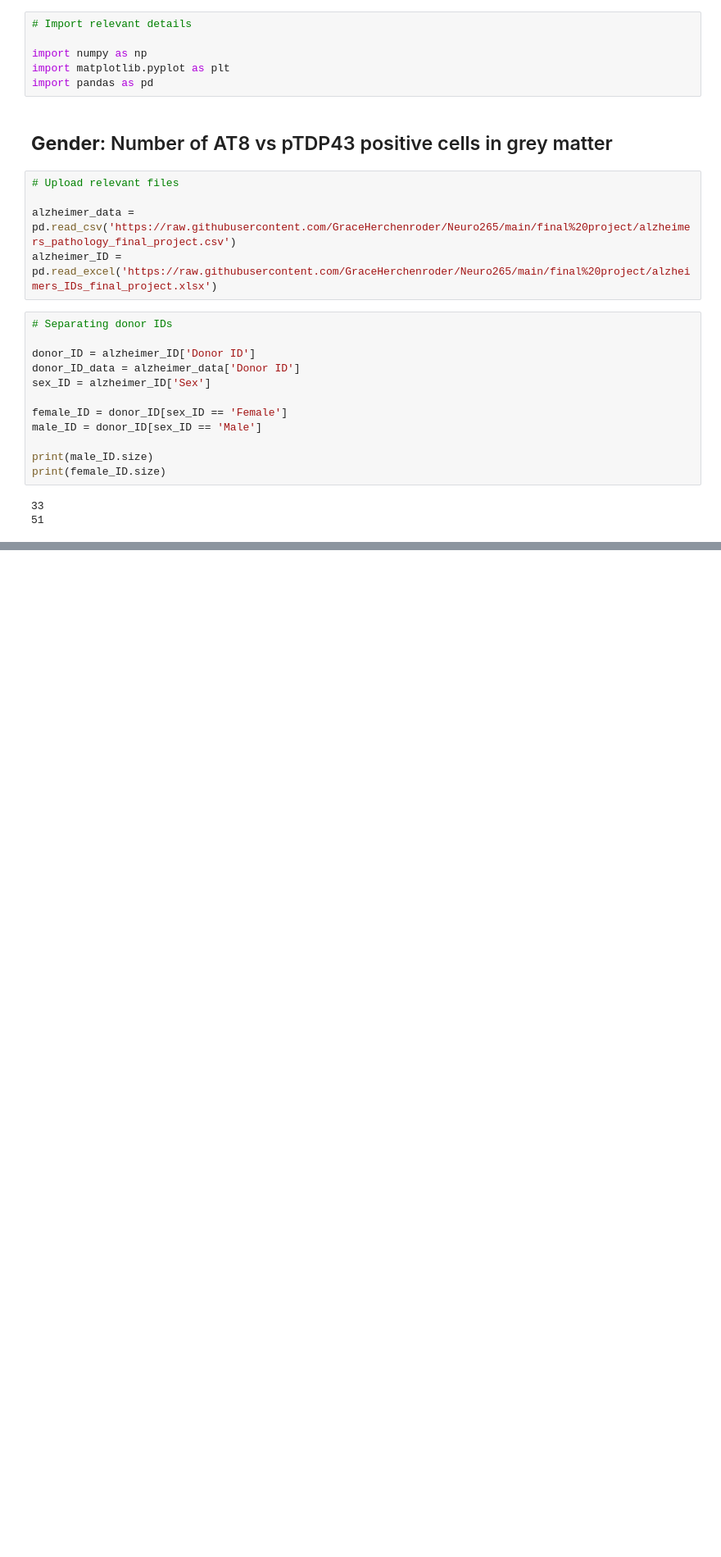
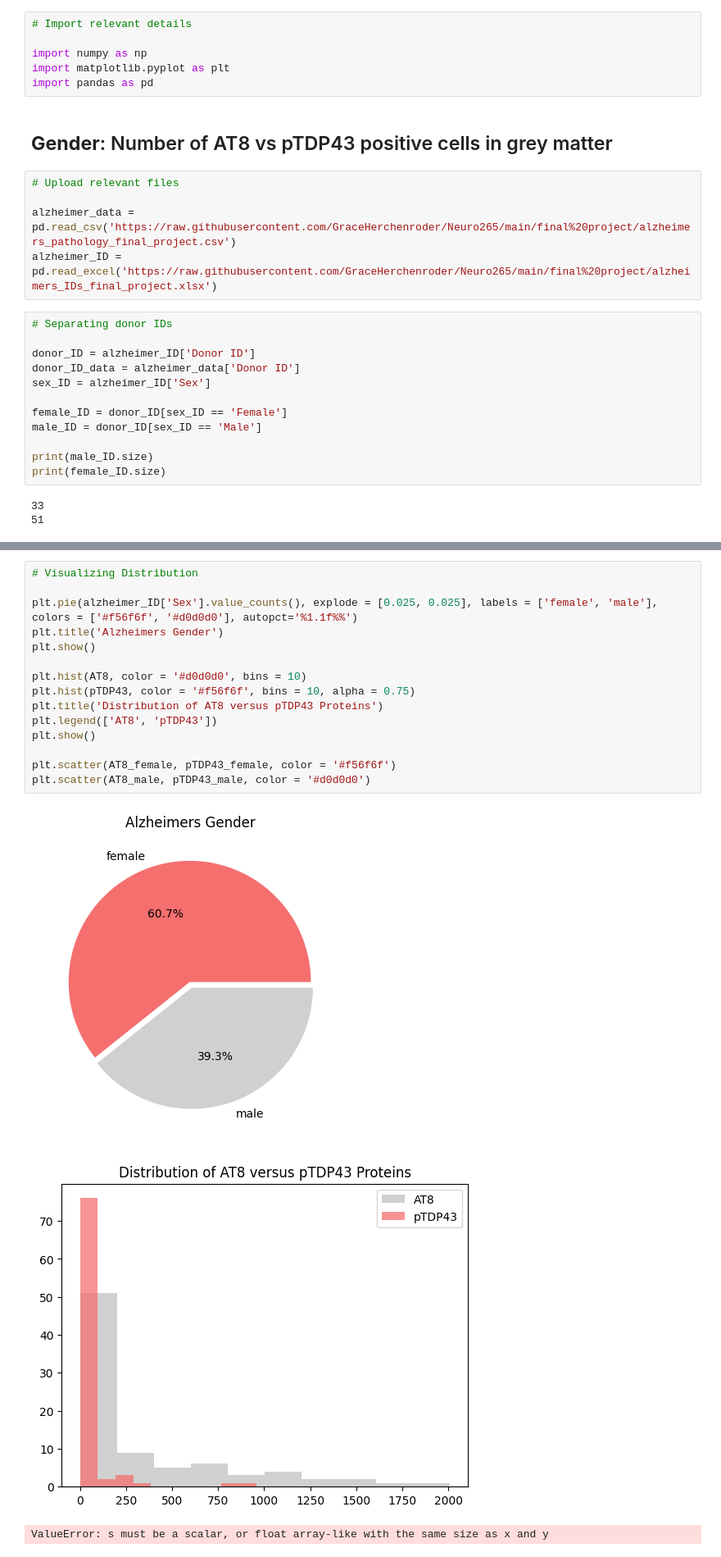
Before and after one commit to GraceHerchenroder/Neuro265, a Jupyter notebook: final project/final project.ipynb, the cells around one changed output, grey strips where cells are left out. Shown at 82% size. Cells and saved outputs as stored; diff of their text form; blank space fills up the shorter version.

```diff
--- a/final project/final project.ipynb
+++ b/final project/final project.ipynb
@@ -50,3 +54,22 @@ for i in range(len(female_ID)):
   pTDP43_female[i] = pTDP43[donor_ID_data == female_ID.iloc[i]]
 for i in range(len(male_ID)):
   pTDP43_male[i] = pTDP43[donor_ID_data == male_ID.iloc[i]]
+# %%
+# Visualizing Distribution
+
+plt.pie(alzheimer_ID['Sex'].value_counts(), explode = [0.025, 0.025], labels = ['female', 'male'], colors = ['#f56f6f', '#d0d0d0'], autopct='%1.1f%%')
+plt.title('Alzheimers Gender')
+plt.show()
+
+plt.hist(AT8, color = '#d0d0d0', bins = 10)
+plt.hist(pTDP43, color = '#f56f6f', bins = 10, alpha = 0.75)
+plt.title('Distribution of AT8 versus pTDP43 Proteins')
+plt.legend(['AT8', 'pTDP43'])
+plt.show()
+
+plt.scatter(AT8_female, pTDP43_female, color = '#f56f6f')
+plt.scatter(AT8_male, pTDP43_male, color = '#d0d0d0')
+# %% [output]
+[figure, added]
+[figure, added]
+ValueError: s must be a scalar, or float array-like with the same size as x and y
```
Also changed, not shown: parts of 5 cells of this notebook.
